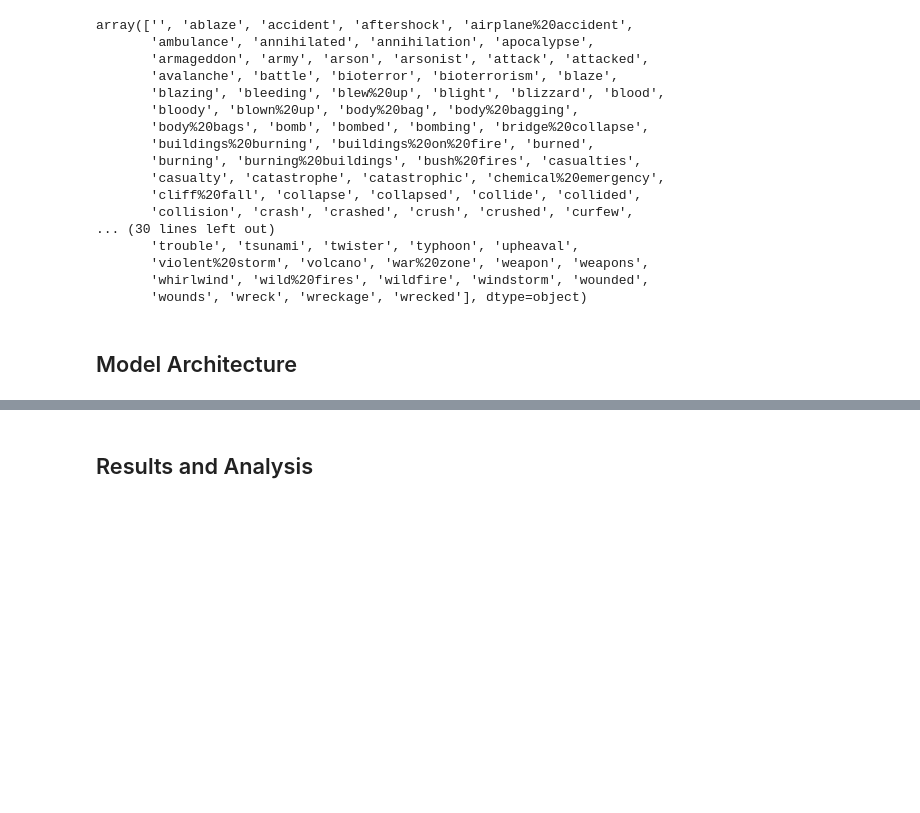
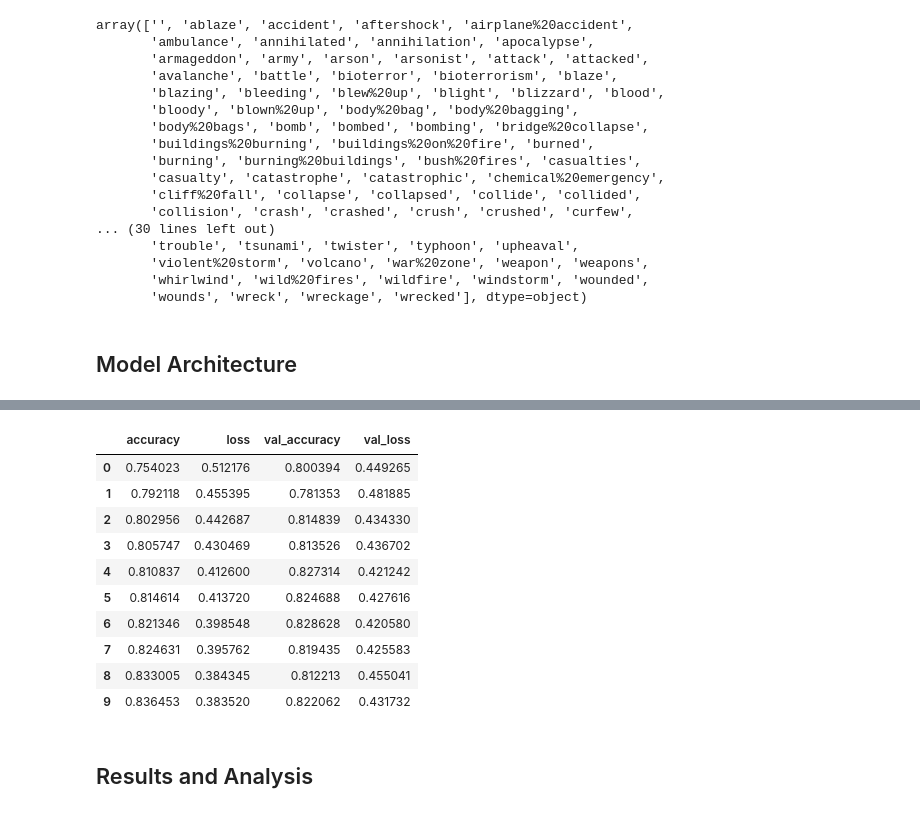
Before and after one commit to FleaBusyBeeBergs/dtsa5511-rnn, a Jupyter notebook: nlp_disaster_tweets.ipynb, the cells around one changed output, grey strips where cells are left out. Cells and saved outputs as stored; diff of their text form; code cells hidden in the pictures; blank space fills up the shorter version.

```diff
--- a/nlp_disaster_tweets.ipynb
+++ b/nlp_disaster_tweets.ipynb
@@ -449,3 +458,43 @@ optimizer = optim.Adam(model.parameters(), lr=hyperparameters['learning_rate'])
+# %%
+model4 = tf.keras.Sequential([
+    embedding_layer,
+    tf.keras.layers.Bidirectional(tf.keras.layers.LSTM(64, dropout=0.2, recurrent_dropout=0.2)),
+    tf.keras.layers.Dropout(0.5),
+    tf.keras.layers.Dense(1, activation='sigmoid')
+])
+# %%
+model4.compile(optimizer = 'adam',
+               loss = 'binary_crossentropy',
+               metrics = ['accuracy'])
+# %%
+# model4 fit
+clear_session()
+
+early_stopping = EarlyStopping(monitor = 'val_loss',
+                               patience = 3)
+
+
+history4 = model4.fit(X_train_padded,
+                     y_train,
+                     epochs = 10,
+                     validation_data = (X_val_padded, y_val),
+                     verbose = 0,
+                     callbacks  = [early_stopping])
+# %%
+history4 = pd.DataFrame(history4.history)
+history4
+# %% [output]
+|  | accuracy | loss | val_accuracy | val_loss |
+| 0 | 0.754023 | 0.512176 | 0.800394 | 0.449265 |
+| 1 | 0.792118 | 0.455395 | 0.781353 | 0.481885 |
+| 2 | 0.802956 | 0.442687 | 0.814839 | 0.434330 |
+| 3 | 0.805747 | 0.430469 | 0.813526 | 0.436702 |
+| 4 | 0.810837 | 0.412600 | 0.827314 | 0.421242 |
+| 5 | 0.814614 | 0.413720 | 0.824688 | 0.427616 |
+| 6 | 0.821346 | 0.398548 | 0.828628 | 0.420580 |
+| 7 | 0.824631 | 0.395762 | 0.819435 | 0.425583 |
+| 8 | 0.833005 | 0.384345 | 0.812213 | 0.455041 |
+| 9 | 0.836453 | 0.383520 | 0.822062 | 0.431732 |
 # %% [markdown]
 ## Results and Analysis
 # %% [markdown]
```
Also changed, not shown: parts of 29 cells of this notebook.
